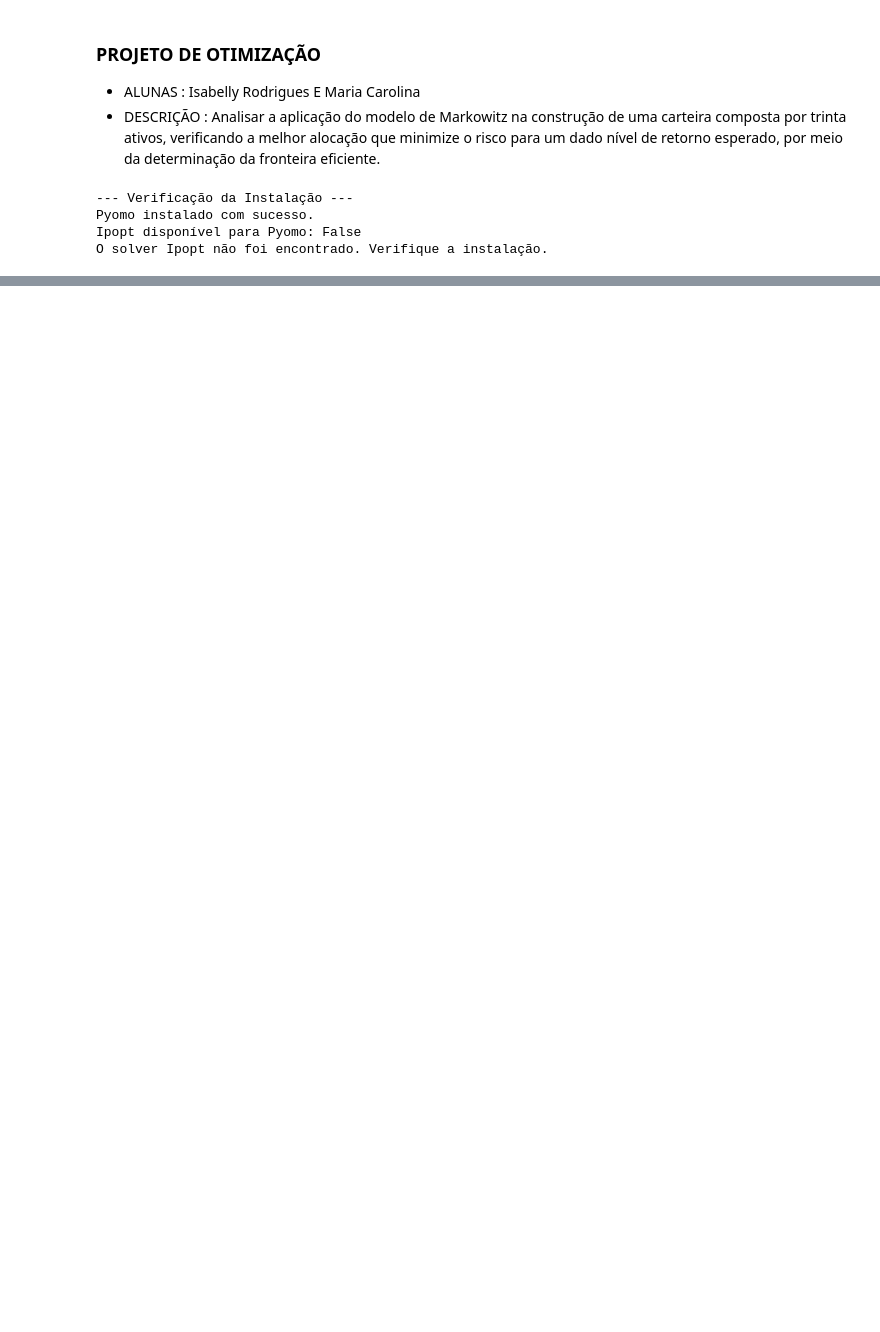
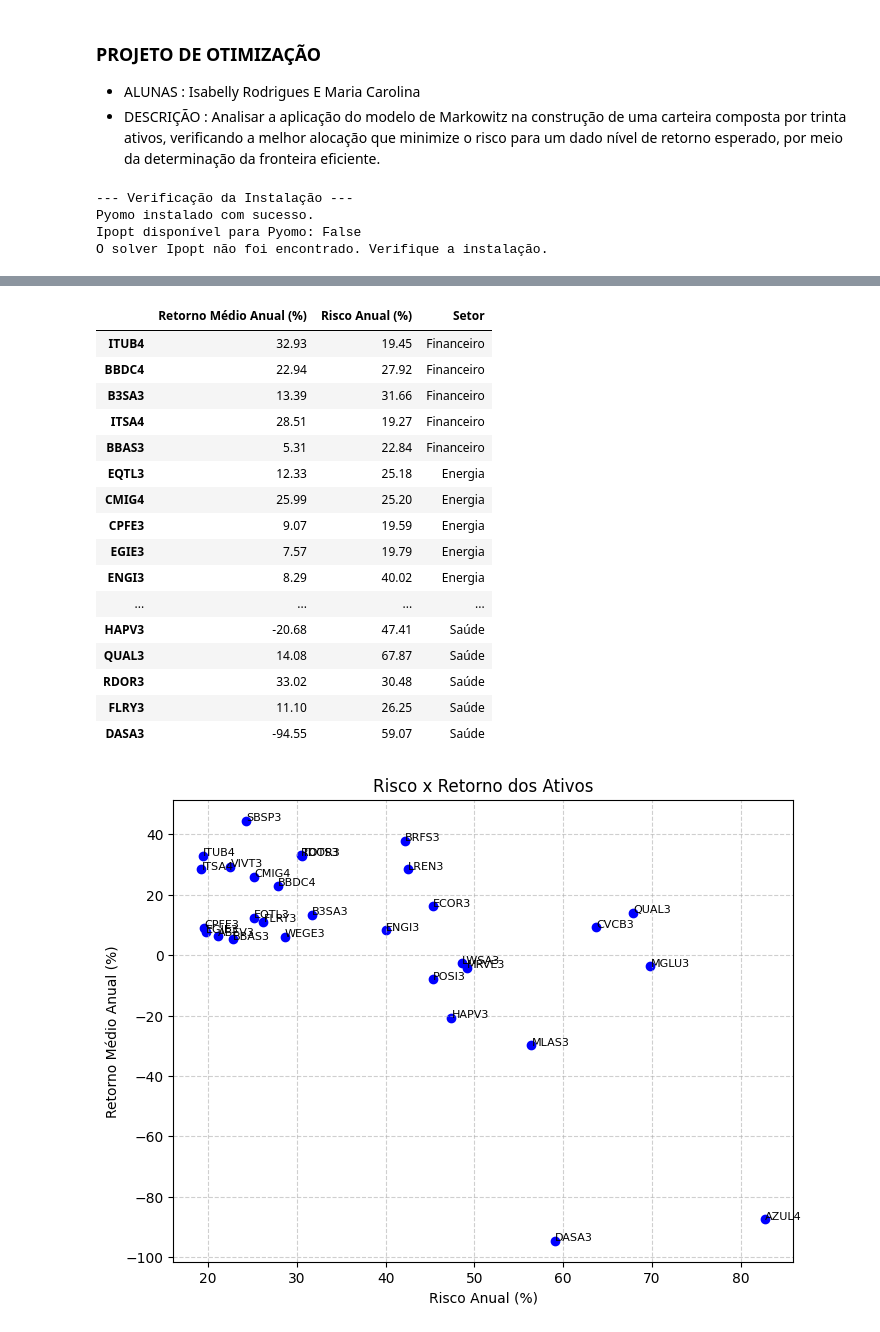
Before and after one commit to mcarolina2/PyPortfolio, a Jupyter notebook: pyportifolio.ipynb, the cells around one changed output, grey strips where cells are left out. Saved outputs shown, nothing was run; the diff lists cells and outputs as text; code cells hidden in the pictures; blank space fills up the shorter version.

Commit message:
Atualizando gráficos e notebook do portfólio

```diff
--- a/pyportifolio.ipynb
+++ b/pyportifolio.ipynb
@@ -162,3 +174,66 @@ Gráfico salvo em 'dados\retornos_acoes_ibovespa_2024.png'
+# %%
+import numpy as np
+import pandas as pd
+import matplotlib.pyplot as plt
+
+# Cálculo do retorno médio anualizado e risco anualizado
+retorno_medio_anual = retornos_diarios.mean() * 252
+risco_anual = retornos_diarios.std() * np.sqrt(252)
+
+# Cria DataFrame resumo
+df_resumo = pd.DataFrame({
+    "Retorno Médio Anual (%)": retorno_medio_anual * 100,
+    "Risco Anual (%)": risco_anual * 100
+}).round(2)
+
+# Adiciona setor (a partir das listas de tickers que vocês já têm)
+setores = {}
+for t in tickers_Financeiro: setores[t.replace(".SA","")] = "Financeiro"
+for t in tickers_Energia: setores[t.replace(".SA","")] = "Energia"
+for t in tickers_Industriais: setores[t.replace(".SA","")] = "Industriais"
+for t in tickers_Consumo: setores[t.replace(".SA","")] = "Consumo"
+for t in tickers_Tecnologia: setores[t.replace(".SA","")] = "Tecnologia"
+for t in tickers_Saude: setores[t.replace(".SA","")] = "Saúde"
+
+df_resumo["Setor"] = df_resumo.index.map(setores)
+
+# Mostra tabela
+display(df_resumo)
+
+# Gráfico Retorno x Risco
+plt.figure(figsize=(8,6))
+plt.scatter(df_resumo["Risco Anual (%)"], df_resumo["Retorno Médio Anual (%)"], c="blue")
+
+# Adiciona rótulo de cada ação
+for i, txt in enumerate(df_resumo.index):
+    plt.annotate(txt,
+                 (df_resumo["Risco Anual (%)"][i], df_resumo["Retorno Médio Anual (%)"][i]),
+                 fontsize=8)
+
+plt.xlabel("Risco Anual (%)")
+plt.ylabel("Retorno Médio Anual (%)")
+plt.title("Risco x Retorno dos Ativos")
+plt.grid(True, linestyle="--", alpha=0.6)
+plt.show()
+# %% [output]
+|  | Retorno Médio Anual (%) | Risco Anual (%) | Setor |
+| ITUB4 | 32.93 | 19.45 | Financeiro |
+| BBDC4 | 22.94 | 27.92 | Financeiro |
+| B3SA3 | 13.39 | 31.66 | Financeiro |
+| ITSA4 | 28.51 | 19.27 | Financeiro |
+| BBAS3 | 5.31 | 22.84 | Financeiro |
+| EQTL3 | 12.33 | 25.18 | Energia |
+| CMIG4 | 25.99 | 25.20 | Energia |
+| CPFE3 | 9.07 | 19.59 | Energia |
+| EGIE3 | 7.57 | 19.79 | Energia |
+| ENGI3 | 8.29 | 40.02 | Energia |
+| ... | ... | ... | ... |
+| HAPV3 | -20.68 | 47.41 | Saúde |
+| QUAL3 | 14.08 | 67.87 | Saúde |
+| RDOR3 | 33.02 | 30.48 | Saúde |
+| FLRY3 | 11.10 | 26.25 | Saúde |
+| DASA3 | -94.55 | 59.07 | Saúde |
+[figure, added]
 # %%
 # --- Adicionando a Matriz de Variância e Covariância (Heatmap) com cores mais suaves ---
 import seaborn as sns
```
Also changed, not shown: parts of 7 cells of this notebook, 2 other files.
